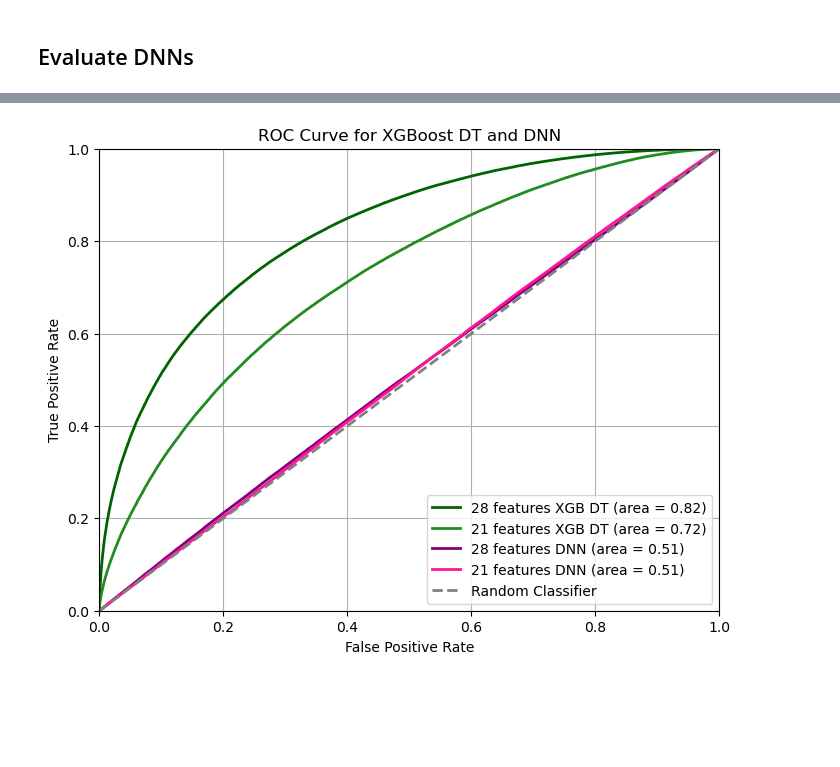
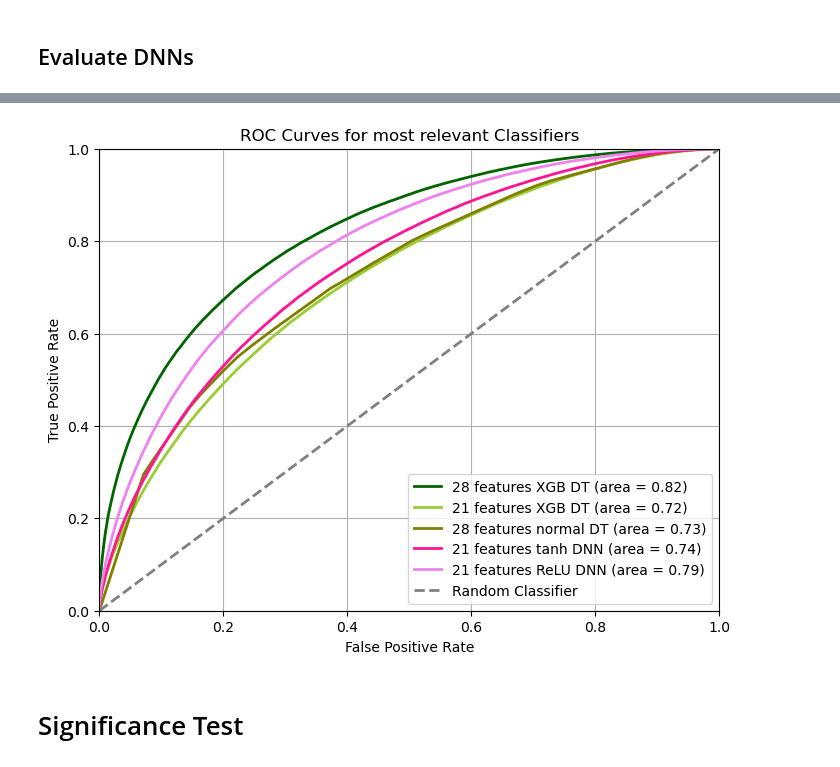
Before and after one commit to lbovet8/phys152-2026, a Jupyter notebook: Projects/HiggsProject.ipynb, the cells around one changed output, grey strips where cells are left out. Cells and saved outputs as stored; diff of their text form; code cells hidden in the pictures; blank space fills up the shorter version.

```diff
--- a/Projects/HiggsProject.ipynb
+++ b/Projects/HiggsProject.ipynb
@@ -60,9 +60,17 @@ X_train, X_test, y_train, y_test = train_test_split(
     shuffle=True
 )
 
+# from the 80% training data, take 20% and use for validation
+X_train, X_val, y_train, y_val = train_test_split(
+    X_train, y_train,
+    test_size=0.2,
+    random_state=42
+)
+
 # define inout data only with low level features
 X_train_low = X_train[:, :21]
 X_test_low = X_test[:, :21]
+X_val_low = X_val[:, :21]
 # %%
 print(f"Total Dataset: {len(data)}")
 
@@ -613,10 +689,21 @@ plot_roc_curves(testing_output_data_array, y_pred_probab_array, label_str_array,
 # %%
-testing_output_data_array = [y_test, y_test, y_true_high, y_true_low]
-y_pred_probab_array = [y_pred_proba_xgbclf_high, y_pred_proba_xgbclf_low, y_pred_proba_high, y_pred_proba_low]
-label_str_array = ['28 features XGB DT', '21 features XGB DT', '28 features DNN', '21 features DNN']
-title_str = 'ROC Curve for XGBoost DT and DNN'
-color_array = ['darkgreen', 'forestgreen', 'purple', 'deeppink']
+# Plotting ROC Curves for DNN with 21 features vs best DTs
+testing_output_data_array = [y_test, y_test, y_test, # DTs
+                             y_true_low, y_true_low_relu] #DNN
+
+y_pred_probab_array = [y_pred_proba_xgbclf_high, y_pred_proba_xgbclf_low, y_pred_proba_dt_high, # DTs
+                       y_pred_proba_low, y_pred_proba_low_relu] #DNNs
+
+label_str_array = ['28 features XGB DT', '21 features XGB DT', '28 features normal DT',
+                   '21 features tanh DNN', '21 features ReLU DNN']
+
+title_str = 'ROC Curves for most relevant Classifiers'
+
+color_array = ['darkgreen', 'yellowgreen','olive',
+               'deeppink', 'violet']
 
 plot_roc_curves(testing_output_data_array, y_pred_probab_array, label_str_array, title_str, color_array)
 # %% [output]
-[figure, old version]
+[figure, new version]
+# %% [markdown]
+# Significance Test
```
Also changed, not shown: parts of 16 cells of this notebook.
